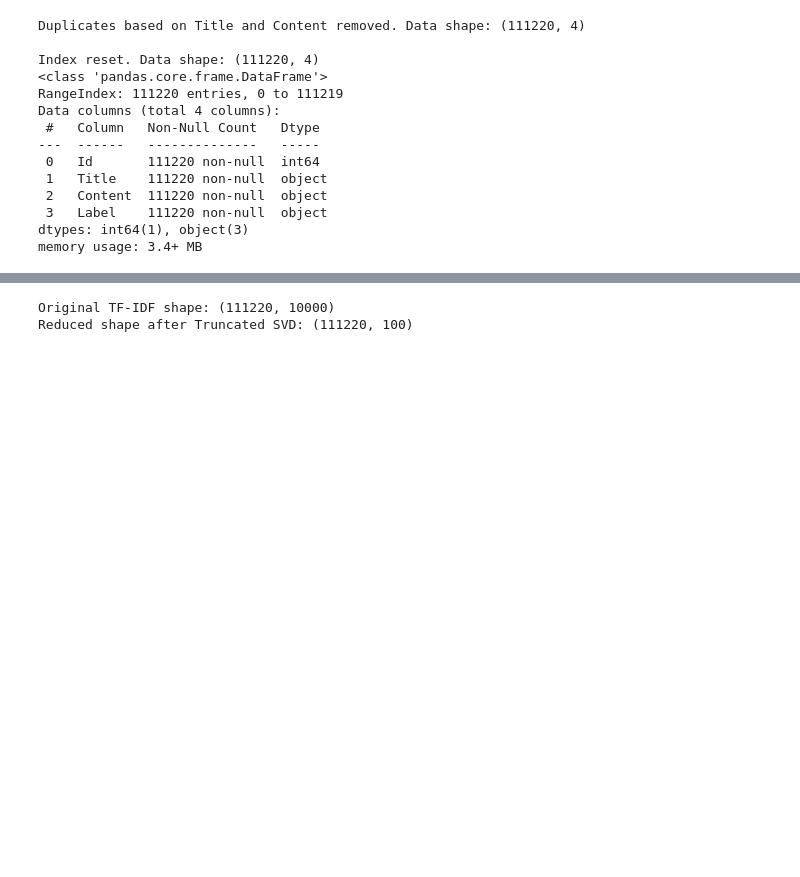
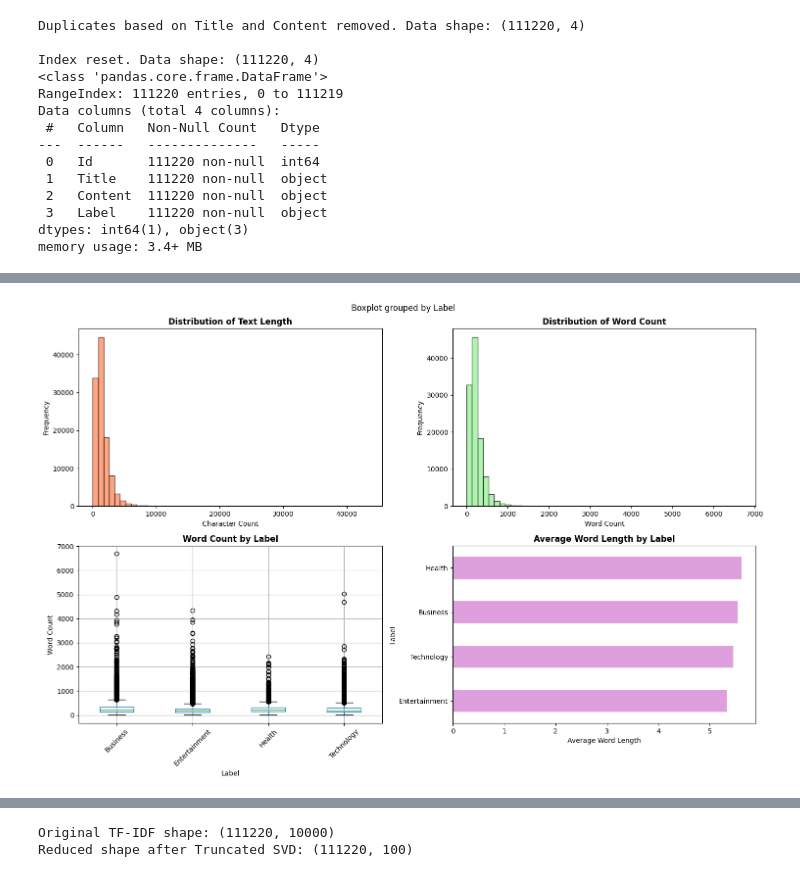
Before and after one commit to odykt/bigData, a Jupyter notebook: part1.ipynb, the cells around one changed output, grey strips where cells are left out. Cells and saved outputs as stored; diff of their text form; code cells hidden in the pictures; blank space fills up the shorter version.

```diff
--- a/part1.ipynb
+++ b/part1.ipynb
@@ -214,0 +266,9 @@ add code here
+# %%
+import numpy as np
+dataTrain['text_length'] = dataTrain['Content'].apply(len)
+dataTrain['word_count'] = dataTrain['Content'].apply(lambda x: len(str(x).split()))
+dataTrain['sentence_count'] = dataTrain['Content'].apply(lambda x: len(str(x).split('.')))
+dataTrain['avg_word_length'] = dataTrain['Content'].apply(lambda x: np.mean([len(word) for word in str(x).split()]))
+
+print("\n--- Content Statistics ---")
+print(dataTrain[['text_length', 'word_count', 'sentence_count', 'avg_word_length']].describe())
@@ -214,0 +286,33 @@ add code here
+# %%
+fig, axes = plt.subplots(2, 2, figsize=(15, 10))
+
+# Text length distribution
+axes[0, 0].hist(dataTrain['text_length'], bins=50, color='coral', edgecolor='black', alpha=0.7)
+axes[0, 0].set_title('Distribution of Text Length', fontsize=12, fontweight='bold')
+axes[0, 0].set_xlabel('Character Count')
+axes[0, 0].set_ylabel('Frequency')
+
+# Word count distribution
+axes[0, 1].hist(dataTrain['word_count'], bins=50, color='lightgreen', edgecolor='black', alpha=0.7)
+axes[0, 1].set_title('Distribution of Word Count', fontsize=12, fontweight='bold')
+axes[0, 1].set_xlabel('Word Count')
+axes[0, 1].set_ylabel('Frequency')
+
+# Box plot: Word count by category
+dataTrain.boxplot(column='word_count', by='Label', ax=axes[1, 0])
+axes[1, 0].set_title('Word Count by Label', fontsize=12, fontweight='bold')
+axes[1, 0].set_xlabel('Label')
+axes[1, 0].set_ylabel('Word Count')
+plt.sca(axes[1, 0])
+plt.xticks(rotation=45)
+# Avg word length by category
+category_avg_word_length = dataTrain.groupby('Label')['avg_word_length'].mean().sort_values()
+category_avg_word_length.plot(kind='barh', ax=axes[1, 1], color='plum')
+axes[1, 1].set_title('Average Word Length by Label', fontsize=12, fontweight='bold')
+axes[1, 1].set_xlabel('Average Word Length')
+axes[1, 1].set_ylabel('Label')
+
+plt.tight_layout()
+plt.show()
+# %% [output]
+[figure, added]
```
Also changed, not shown: parts of 12 cells of this notebook.
